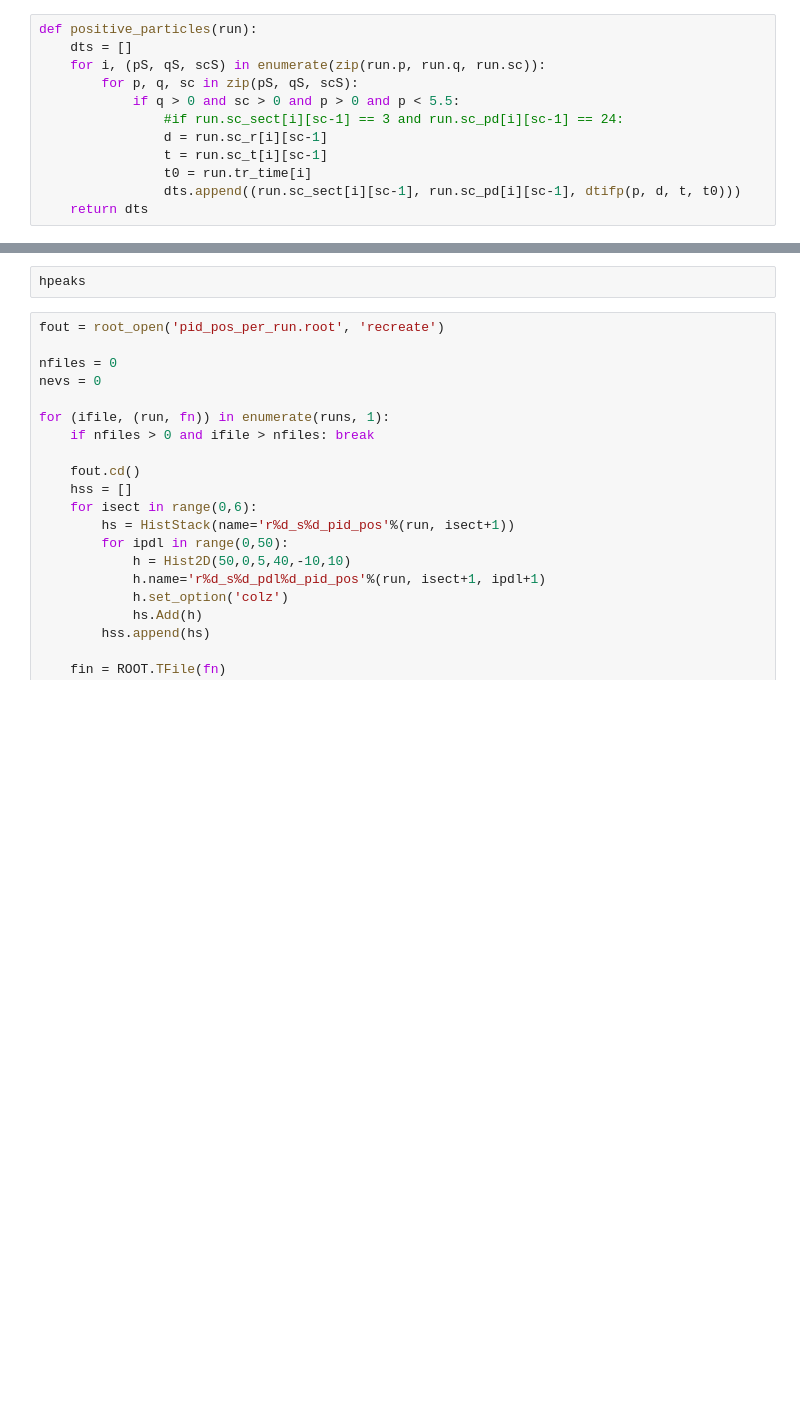
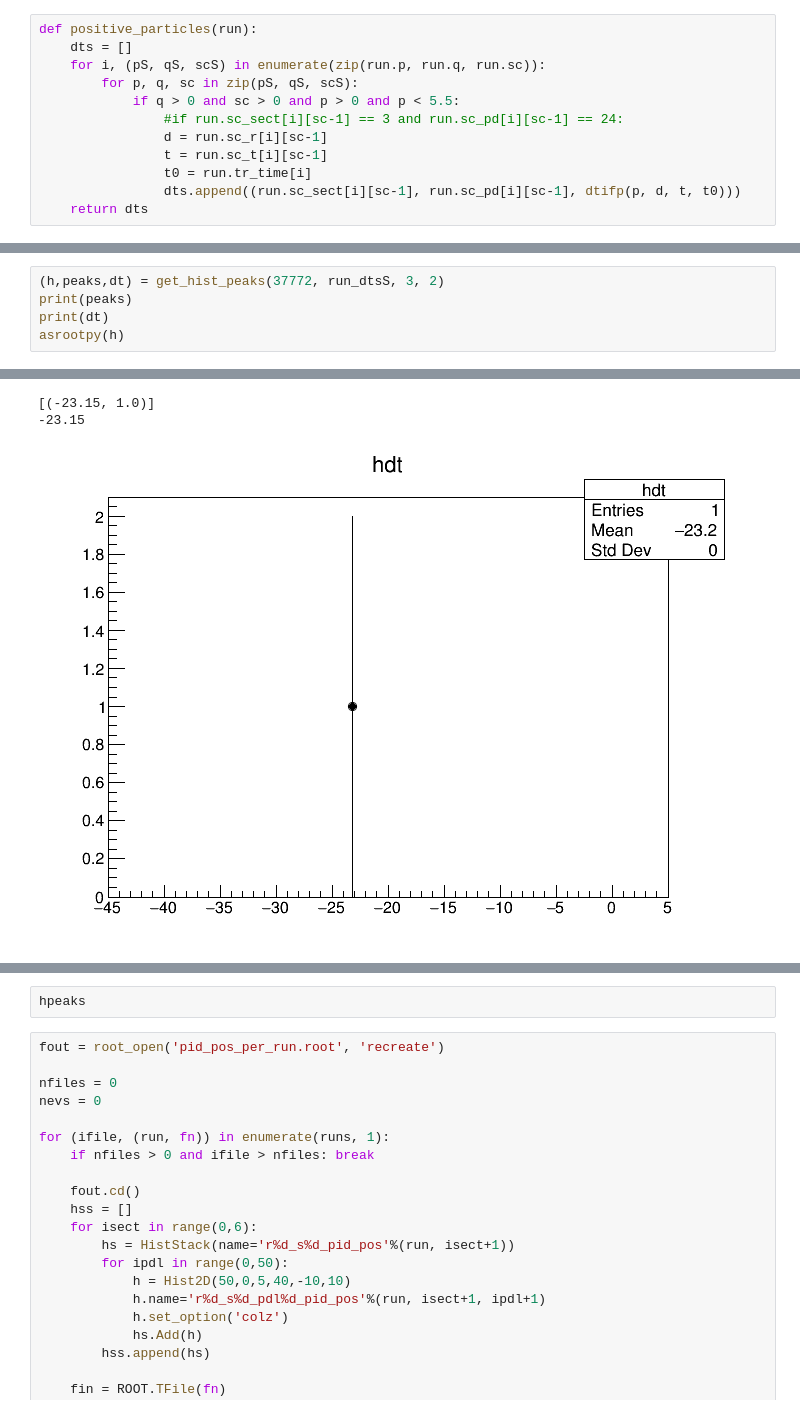
Before and after one commit to evan-phelps/phys-ana-omega, a Jupyter notebook: worksheets/pid_pos_per_run.ipynb, the cells around one changed output, grey strips where cells are left out. Saved outputs shown, nothing was run; the diff lists cells and outputs as text; blank space fills up the shorter version.

```diff
--- a/worksheets/pid_pos_per_run.ipynb
+++ b/worksheets/pid_pos_per_run.ipynb
@@ -80,0 +161,6 @@ def get_peak_points(h):
+# %%
+(h,peaks,dt) = get_hist_peaks(37772, run_dtsS, 3, 2)
+print(peaks)
+print(dt)
+asrootpy(h)
+# %% [output]
@@ -80,0 +169,3 @@ def get_peak_points(h):
+[(-23.15, 1.0)]
+-23.15
+[figure, added]
```
Also changed, not shown: parts of 13 cells of this notebook, 10 other files.
